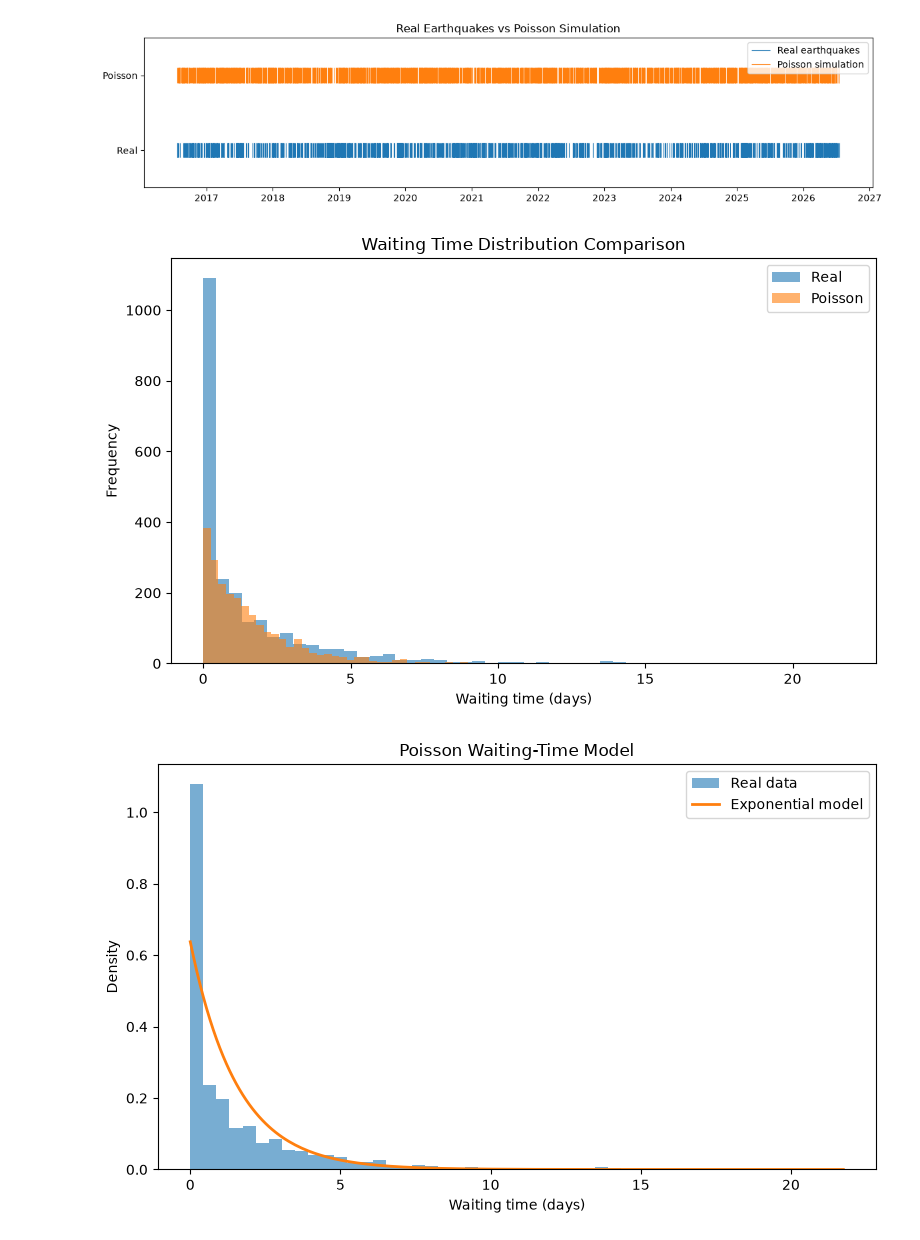
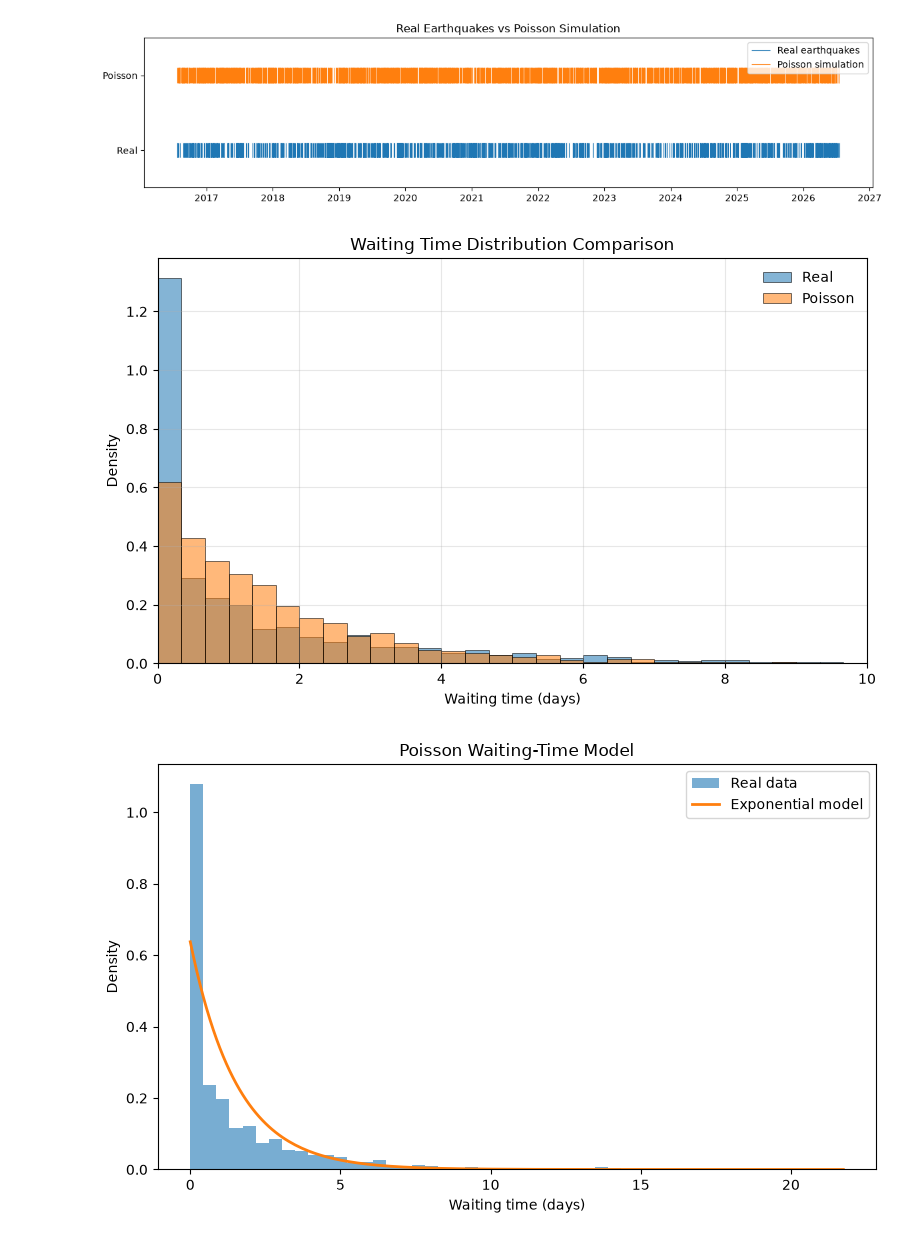
Before and after one commit to fgias/earthquakes_hawkes, a Jupyter notebook: notebooks/02_poisson.ipynb, the cells around one changed output. Cells and saved outputs as stored; diff of their text form; code cells hidden in the pictures.

Commit message:
Make plots better

```diff
--- a/notebooks/02_poisson.ipynb
+++ b/notebooks/02_poisson.ipynb
@@ -185,28 +185,47 @@ real_dt = (
 sim_dt = np.diff(sim_times)
 
 
+# Cap the x-axis so the long tail of rare, multi-week gaps
+# doesn't compress the interesting short-waiting-time region
+
+WAITING_TIME_XLIM = 10
+WAITING_TIME_BINS = 30
+
 plt.figure(figsize=(8,5))
 
 plt.hist(
     real_dt,
-    bins=50,
-    alpha=0.6,
+    bins=WAITING_TIME_BINS,
+    range=(0, WAITING_TIME_XLIM),
+    density=True,
+    alpha=0.55,
+    color="C0",
+    edgecolor="black",
+    linewidth=0.7,
     label="Real"
 )
 
 plt.hist(
     sim_dt,
-    bins=50,
-    alpha=0.6,
+    bins=WAITING_TIME_BINS,
+    range=(0, WAITING_TIME_XLIM),
+    density=True,
+    alpha=0.55,
+    color="C1",
+    edgecolor="black",
+    linewidth=0.7,
     label="Poisson"
 )
 
 plt.xlabel("Waiting time (days)")
-plt.ylabel("Frequency")
+plt.ylabel("Density")
 
 plt.title("Waiting Time Distribution Comparison")
 
-plt.legend()
+plt.xlim(0, WAITING_TIME_XLIM)
+
+plt.legend(frameon=False)
+plt.grid(alpha=0.3)
 
 plt.tight_layout()
 plt.savefig("../figures/02_waiting_time_comparison.png", dpi=150, bbox_inches="tight")
@@ -265,34 +284,34 @@ plt.show()
 # --------------------------------------------------------------
 # Conclusion
 # --------------------------------------------------------------
 
 print("""
 Conclusion:
 
 The Poisson process assumes:
 
 1. Constant earthquake rate
 2. Independent events
 3. Exponential waiting times
 
 If the real data show many more short waiting times than the
 Poisson model predicts, this indicates clustering.
 
 Earthquakes triggering aftershocks violate the Poisson assumption.
 
 The next notebook introduces the Hawkes process, where each
 earthquake temporarily increases future earthquake intensity.
 """)
 # %% [output]
 Number of earthquakes: 2325
 Observation period (days): 3646.605824641204
 
 Estimated Poisson rate:
 lambda = 0.6376 earthquakes/day
 
 Simulated events: 2320
 [figure]
-[figure, old version]
+[figure, new version]
 [figure]
 Conclusion:
 
```
Also changed, not shown: 1 other file.
